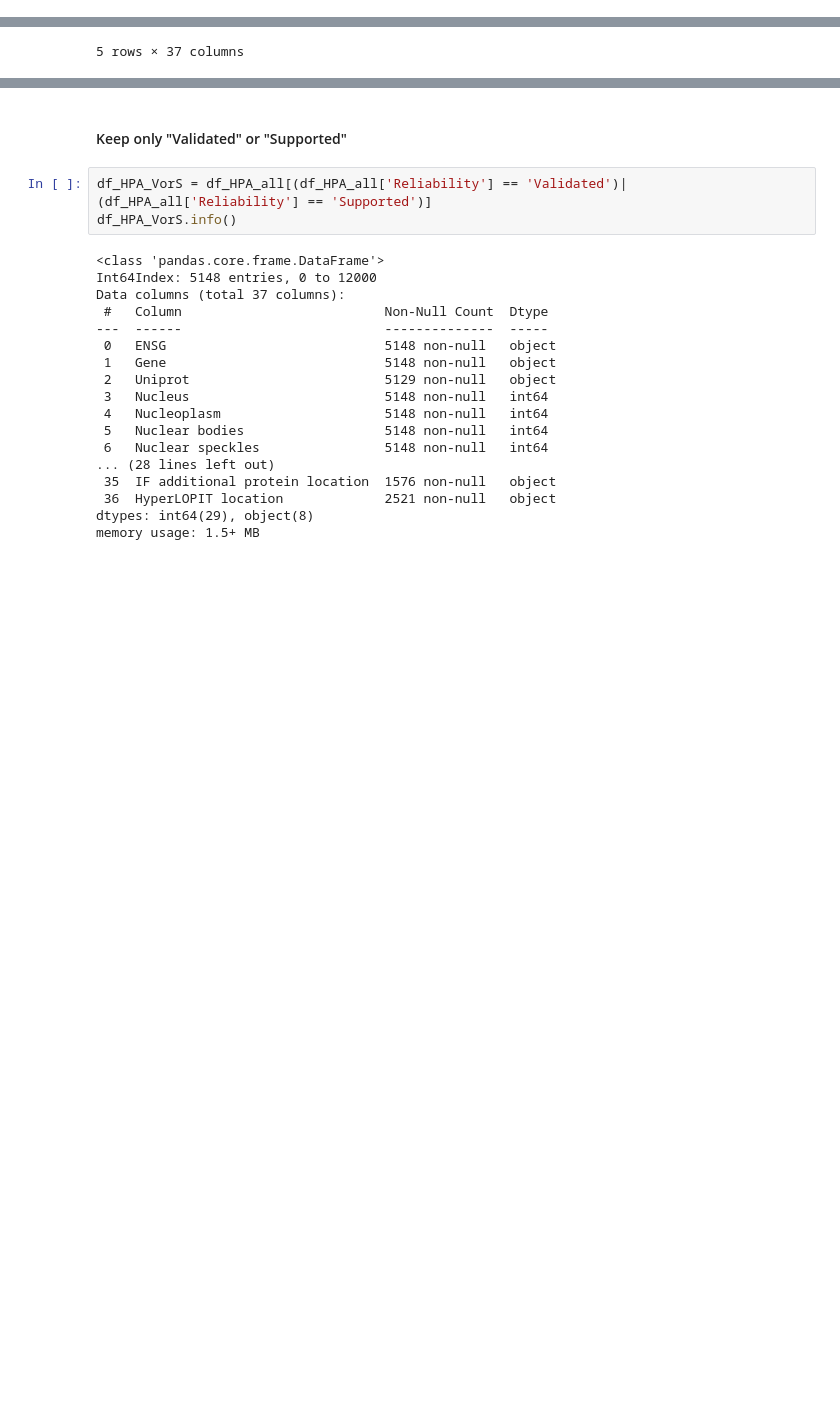
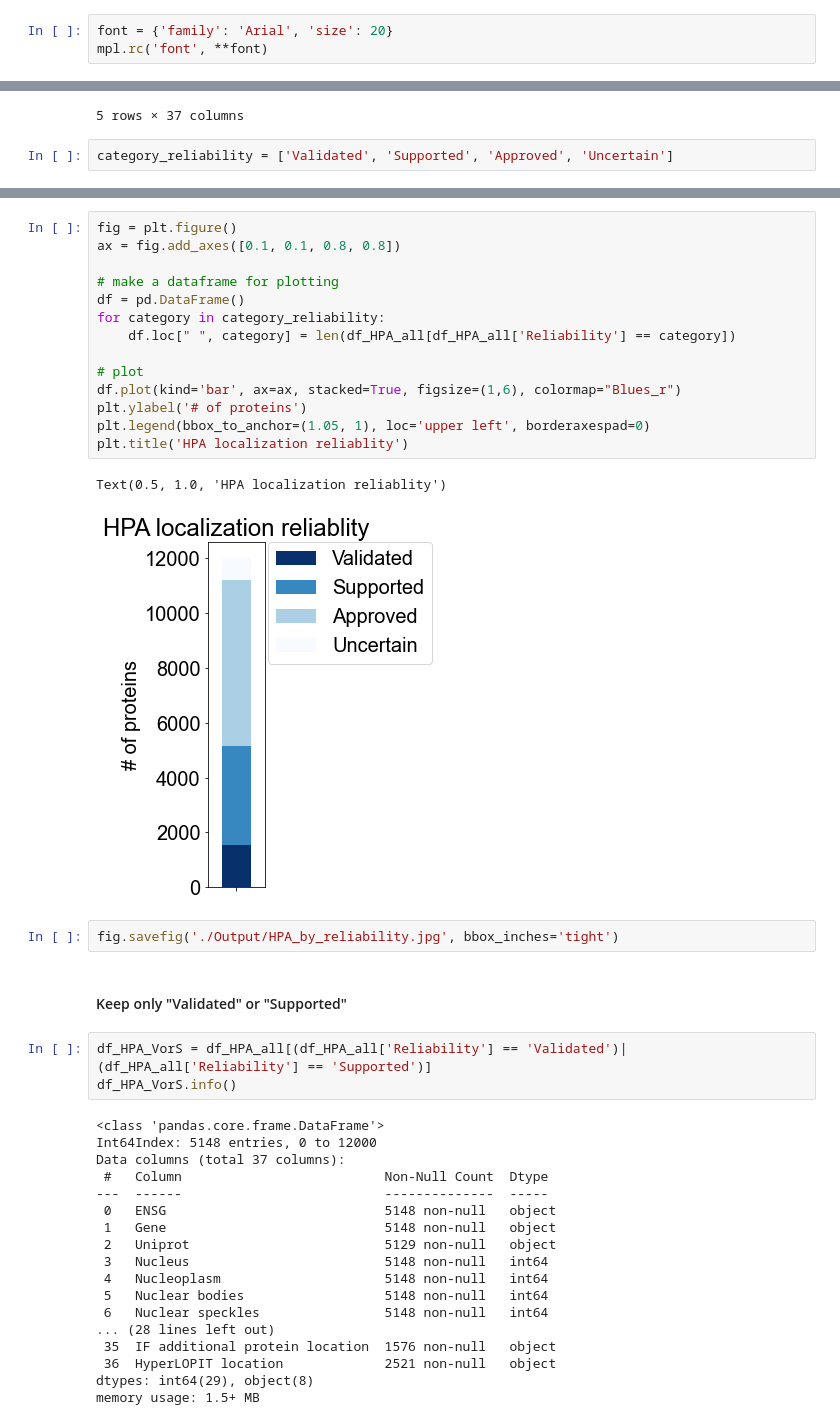
Before and after one commit to shokenlee/Nuclear_proteome, a Jupyter notebook: NLSdb-HPA.ipynb, the cells around one changed output, grey strips where cells are left out. Saved outputs shown, nothing was run; the diff lists cells and outputs as text; blank space fills up the shorter version.

Commit message:
Graph generated

```diff
--- a/NLSdb-HPA.ipynb
+++ b/NLSdb-HPA.ipynb
@@ -4,3 +8,6 @@ import pandas as pd
+# %%
+font = {'family': 'Arial', 'size': 20}
+mpl.rc('font', **font)
 # %% [markdown]
 ## 1. Prepare the datasets
 # %% [markdown]
@@ -54,3 +61,5 @@ df_HPA_all.head()
 | 3 | ENSG00000081760 | AACS | Q86V21 | 0 | 0 | 0 | 0 | 0 | ... |
 | 4 | ENSG00000109576 | AADAT | Q8N5Z0 | 0 | 0 | 0 | 0 | 0 | ... |
 5 rows × 37 columns
+# %%
+category_reliability = ['Validated', 'Supported', 'Approved', 'Uncertain']
@@ -57,3 +69,22 @@ df_HPA_all.head()
+# %%
+fig = plt.figure()
+ax = fig.add_axes([0.1, 0.1, 0.8, 0.8])
+
+# make a dataframe for plotting
+df = pd.DataFrame()
+for category in category_reliability:
+    df.loc[" ", category] = len(df_HPA_all[df_HPA_all['Reliability'] == category])
+
+# plot
+df.plot(kind='bar', ax=ax, stacked=True, figsize=(1,6), colormap="Blues_r")
+plt.ylabel('# of proteins')
+plt.legend(bbox_to_anchor=(1.05, 1), loc='upper left', borderaxespad=0)
+plt.title('HPA localization reliablity')
+# %% [output]
+Text(0.5, 1.0, 'HPA localization reliablity')
+[figure, added]
+# %%
+fig.savefig('./Output/HPA_by_reliability.jpg', bbox_inches='tight')
 # %% [markdown]
 #### Keep only "Validated" or "Supported"
 # %%
```
Also changed, not shown: parts of 7 cells of this notebook.
